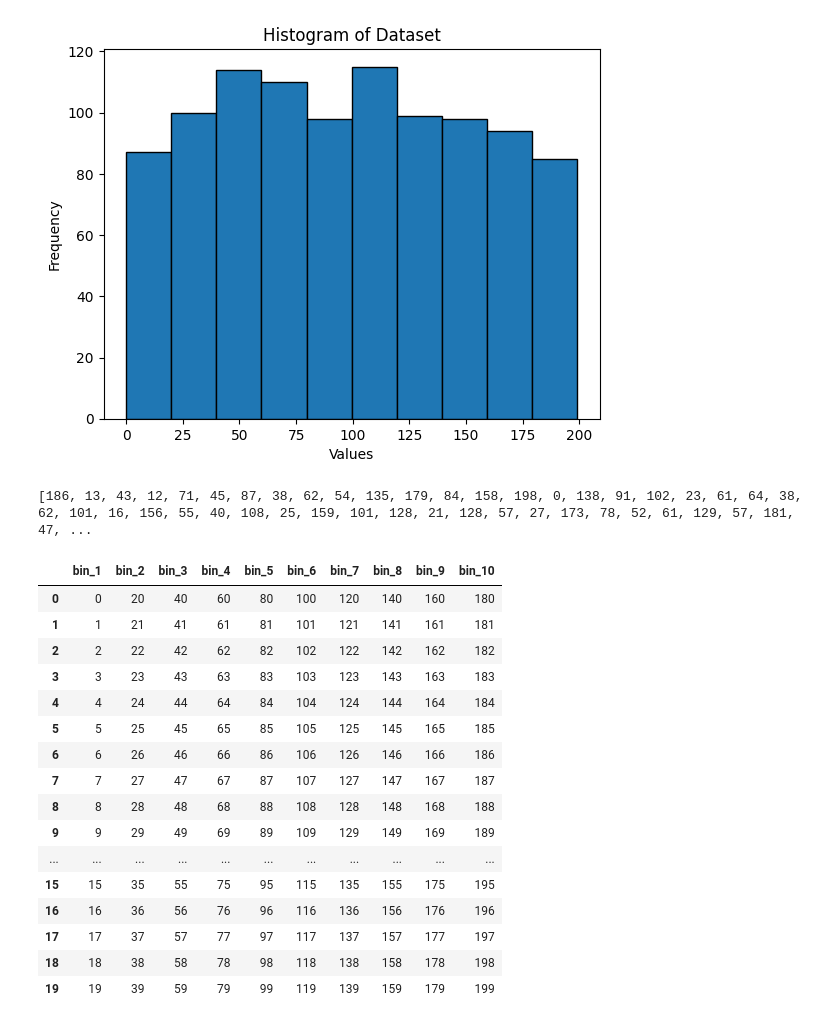
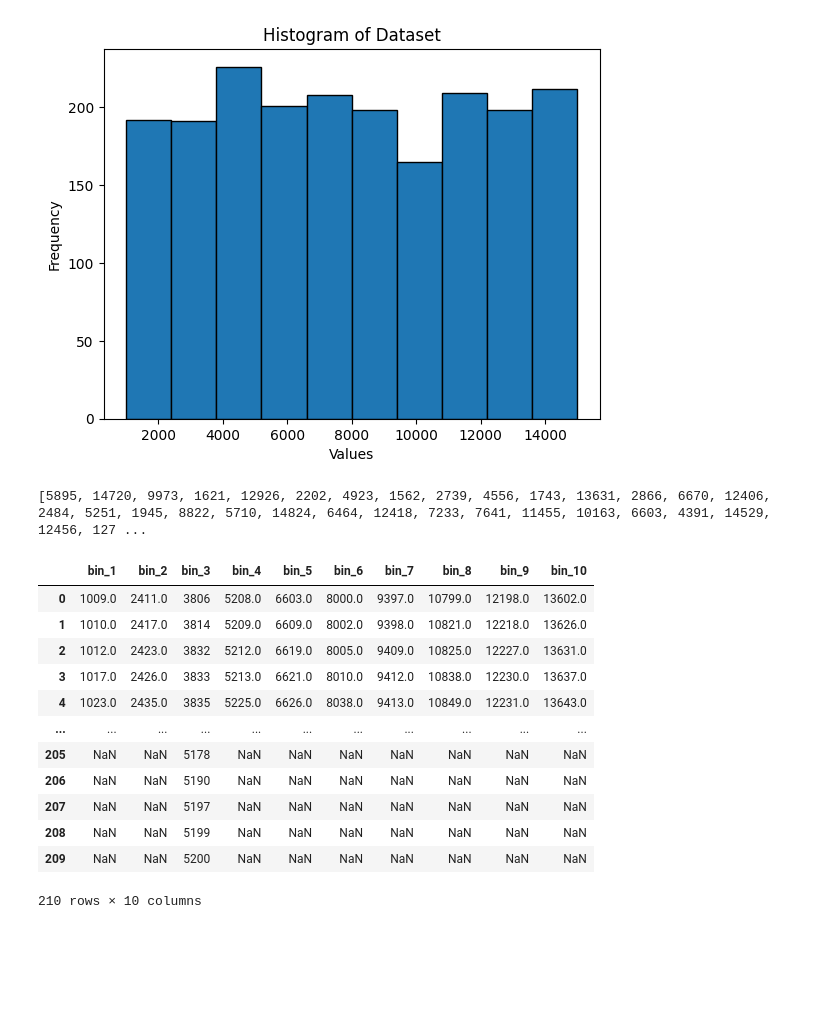
Before and after one commit to tushar-19459/Graph-Project, a Jupyter notebook: final/histogram.ipynb, the cells around one changed output. Drawn from its saved outputs; the diff is of its cells as text; code cells hidden in the pictures; blank space fills up the shorter version.

Commit message:
did histogram for 1st bin

```diff
--- a/final/histogram.ipynb
+++ b/final/histogram.ipynb
@@ -1,23 +1,24 @@
 # %%
 import pandas as pd
 import matplotlib.pyplot as plt
 
-data = pd.read_csv('../data/splitDataset.csv')
+data = pd.read_csv('../data/dataset.csv')
+# data = pd.read_csv('../data/splitDataset.csv')
 
 # Flatten all values into 1D before plotting
 plt.hist(data.values.flatten(), bins=len(data.columns), edgecolor='black')
 
 plt.xlabel("Values")
 plt.ylabel("Frequency")
 plt.title("Histogram of Dataset")
 plt.show()
 # %% [output]
-[figure, old version]
+[figure, new version]
 # %%
 values_list = data.values.flatten().tolist()
 print(values_list)
 # %% [output]
-[186, 13, 43, 12, 71, 45, 87, 38, 62, 54, 135, 179, 84, 158, 198, 0, 138, 91, 102, 23, 61, 64, 38, 62, 101, 16, 156, 55, 40, 108, 25, 159, 101, 128, 21, 128, 57, 27, 173, 78, 52, 61, 129, 57, 181, 47, ...
+[5895, 14720, 9973, 1621, 12926, 2202, 4923, 1562, 2739, 4556, 1743, 13631, 2866, 6670, 12406, 2484, 5251, 1945, 8822, 5710, 14824, 6464, 12418, 7233, 7641, 11455, 10163, 6603, 4391, 14529, 12456, 127 ...
 # %%
 import numpy as np
 
@@ -31,7 +32,7 @@ for i in range(bins):
     start = values_array.min() + i * bin_width
     end   = start + bin_width
     value_list_data = values_array[(values_array>=start) & (values_array<=end) ]
-    data[f'bin_{i+1}'] = np.unique(np.sort(value_list_data))
+    data[f'bin_{i+1}'] = pd.Series(np.unique(np.sort(value_list_data)))
 
 
 # for i in range(bins):
@@ -45,19 +46,15 @@ new_df = pd.DataFrame(data)
 new_df
 # %% [output]
 |  | bin_1 | bin_2 | bin_3 | bin_4 | bin_5 | bin_6 | bin_7 | bin_8 | bin_9 | bin_10 |
-| 0 | 0 | 20 | 40 | 60 | 80 | 100 | 120 | 140 | 160 | 180 |
-| 1 | 1 | 21 | 41 | 61 | 81 | 101 | 121 | 141 | 161 | 181 |
-| 2 | 2 | 22 | 42 | 62 | 82 | 102 | 122 | 142 | 162 | 182 |
-| 3 | 3 | 23 | 43 | 63 | 83 | 103 | 123 | 143 | 163 | 183 |
-| 4 | 4 | 24 | 44 | 64 | 84 | 104 | 124 | 144 | 164 | 184 |
-| 5 | 5 | 25 | 45 | 65 | 85 | 105 | 125 | 145 | 165 | 185 |
-| 6 | 6 | 26 | 46 | 66 | 86 | 106 | 126 | 146 | 166 | 186 |
-| 7 | 7 | 27 | 47 | 67 | 87 | 107 | 127 | 147 | 167 | 187 |
-| 8 | 8 | 28 | 48 | 68 | 88 | 108 | 128 | 148 | 168 | 188 |
-| 9 | 9 | 29 | 49 | 69 | 89 | 109 | 129 | 149 | 169 | 189 |
+| 0 | 1009.0 | 2411.0 | 3806 | 5208.0 | 6603.0 | 8000.0 | 9397.0 | 10799.0 | 12198.0 | 13602.0 |
+| 1 | 1010.0 | 2417.0 | 3814 | 5209.0 | 6609.0 | 8002.0 | 9398.0 | 10821.0 | 12218.0 | 13626.0 |
+| 2 | 1012.0 | 2423.0 | 3832 | 5212.0 | 6619.0 | 8005.0 | 9409.0 | 10825.0 | 12227.0 | 13631.0 |
+| 3 | 1017.0 | 2426.0 | 3833 | 5213.0 | 6621.0 | 8010.0 | 9412.0 | 10838.0 | 12230.0 | 13637.0 |
+| 4 | 1023.0 | 2435.0 | 3835 | 5225.0 | 6626.0 | 8038.0 | 9413.0 | 10849.0 | 12231.0 | 13643.0 |
 | ... | ... | ... | ... | ... | ... | ... | ... | ... | ... | ... |
-| 15 | 15 | 35 | 55 | 75 | 95 | 115 | 135 | 155 | 175 | 195 |
-| 16 | 16 | 36 | 56 | 76 | 96 | 116 | 136 | 156 | 176 | 196 |
-| 17 | 17 | 37 | 57 | 77 | 97 | 117 | 137 | 157 | 177 | 197 |
-| 18 | 18 | 38 | 58 | 78 | 98 | 118 | 138 | 158 | 178 | 198 |
-| 19 | 19 | 39 | 59 | 79 | 99 | 119 | 139 | 159 | 179 | 199 |
+| 205 | NaN | NaN | 5178 | NaN | NaN | NaN | NaN | NaN | NaN | NaN |
+| 206 | NaN | NaN | 5190 | NaN | NaN | NaN | NaN | NaN | NaN | NaN |
+| 207 | NaN | NaN | 5197 | NaN | NaN | NaN | NaN | NaN | NaN | NaN |
+| 208 | NaN | NaN | 5199 | NaN | NaN | NaN | NaN | NaN | NaN | NaN |
+| 209 | NaN | NaN | 5200 | NaN | NaN | NaN | NaN | NaN | NaN | NaN |
+210 rows × 10 columns
```
Also changed, not shown: 6 other files.
